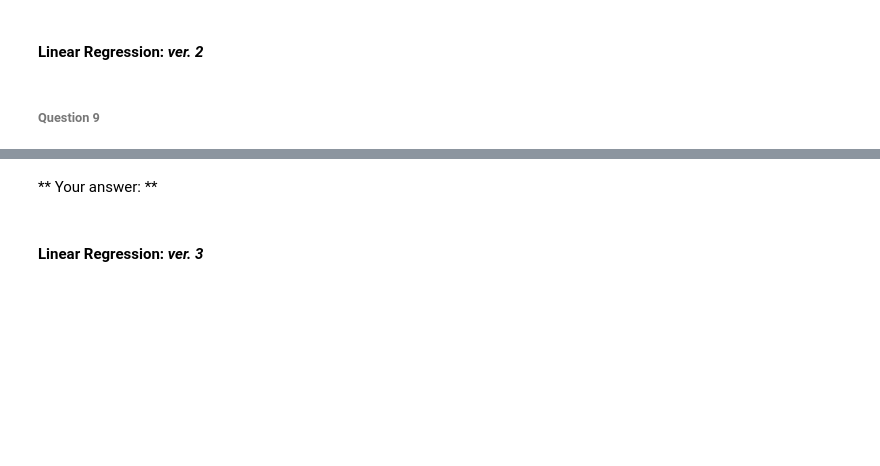
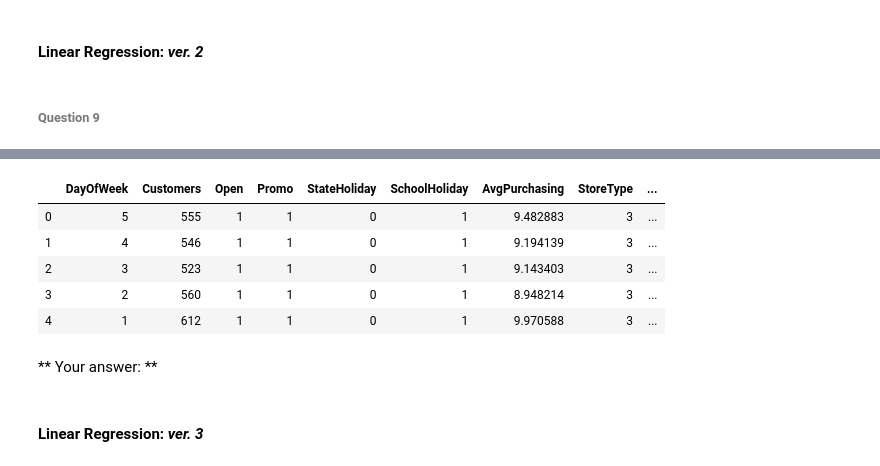
Before and after one commit to rlantner/csci-e14a-hw1, a Jupyter notebook: rossmann.ipynb, the cells around one changed output, grey strips where cells are left out. Cells and saved outputs as stored; diff of their text form; code cells hidden in the pictures; blank space fills up the shorter version.

```diff
--- a/rossmann.ipynb
+++ b/rossmann.ipynb
@@ -603,3 +614,12 @@ R2 score: 0.91
+# %%
+drop_sales_df.head()
+# %% [output]
+|  | DayOfWeek | Customers | Open | Promo | StateHoliday | SchoolHoliday | AvgPurchasing | StoreType | ... |
+| 0 | 5 | 555 | 1 | 1 | 0 | 1 | 9.482883 | 3 | ... |
+| 1 | 4 | 546 | 1 | 1 | 0 | 1 | 9.194139 | 3 | ... |
+| 2 | 3 | 523 | 1 | 1 | 0 | 1 | 9.143403 | 3 | ... |
+| 3 | 2 | 560 | 1 | 1 | 0 | 1 | 8.948214 | 3 | ... |
+| 4 | 1 | 612 | 1 | 1 | 0 | 1 | 9.970588 | 3 | ... |
 # %% [markdown]
 ** Your answer: **
 # %%
```
Also changed, not shown: parts of 21 cells of this notebook, 7 other files.
